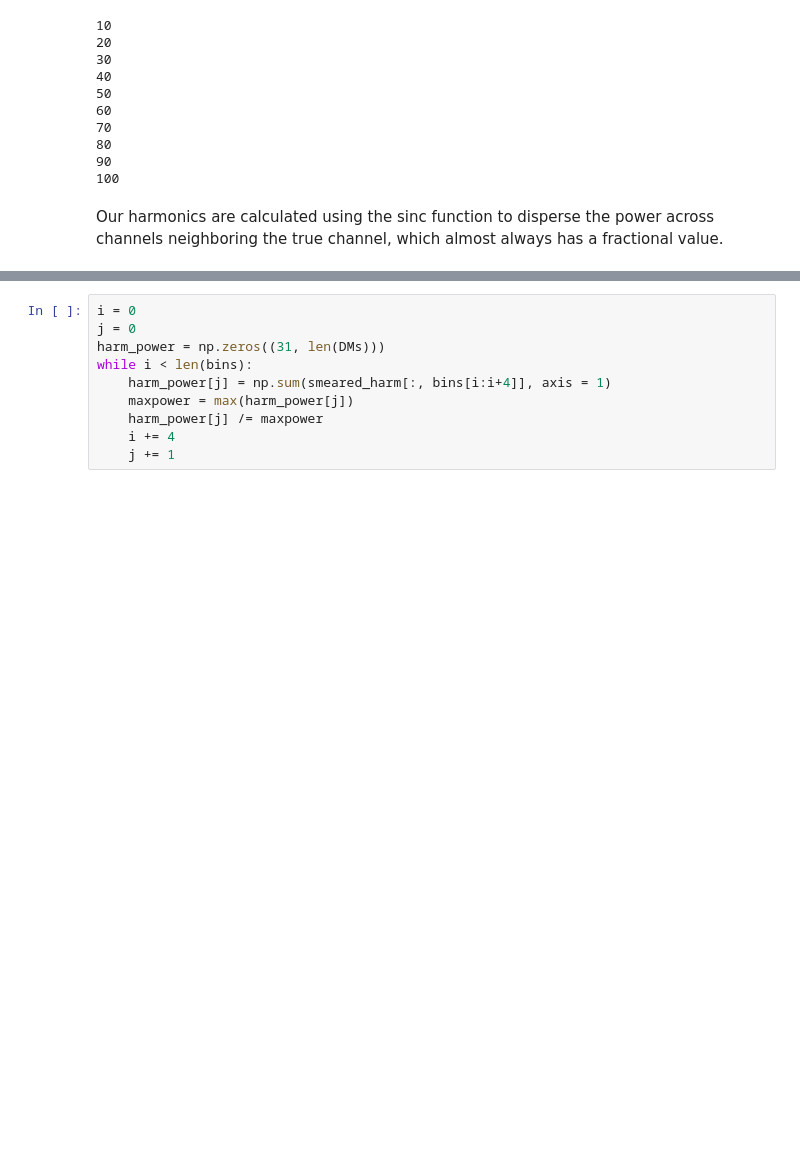
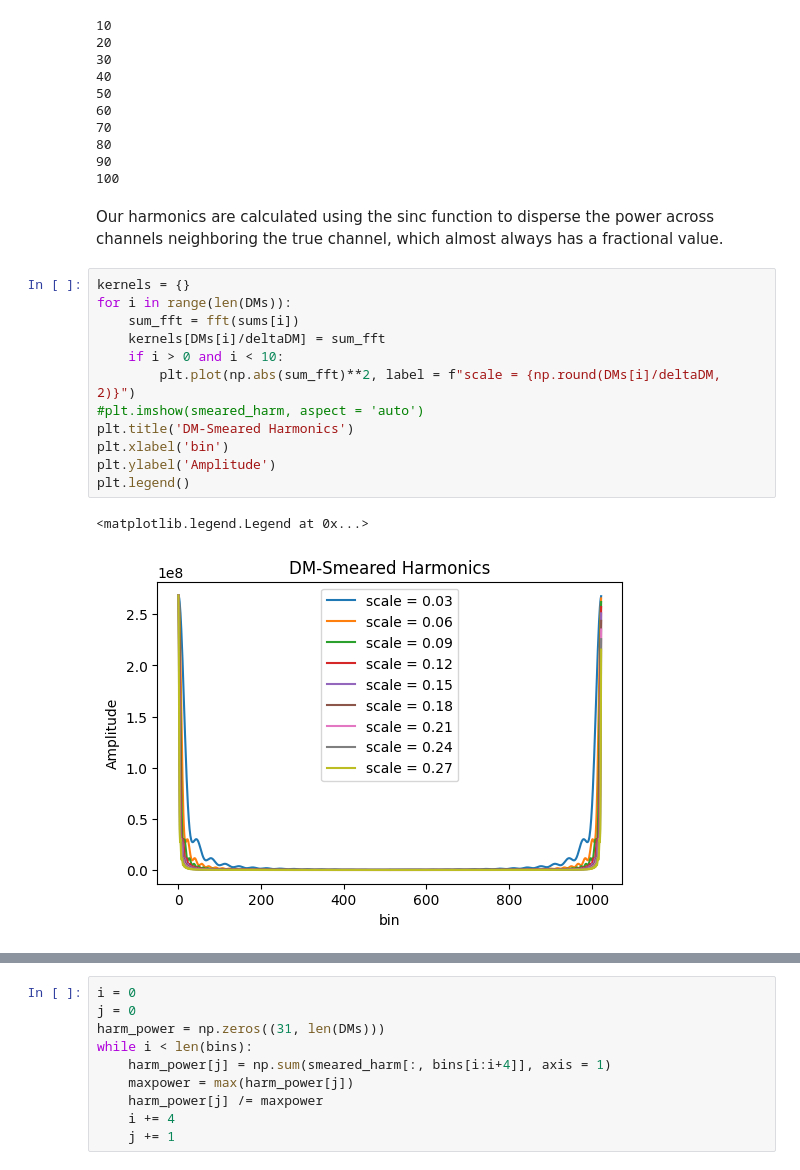
Before and after one commit to reyniersquillace/RadioTime, a Jupyter notebook: New Dispersion.ipynb, the cells around one changed output, grey strips where cells are left out. Saved outputs shown, nothing was run; the diff lists cells and outputs as text; blank space fills up the shorter version.

```diff
--- a/New Dispersion.ipynb
+++ b/New Dispersion.ipynb
@@ -67,6 +67,21 @@ for DM in DMs:
 100
 # %% [markdown]
 Our harmonics are calculated using the sinc function to disperse the power across channels neighboring the true channel, which almost always has a fractional value.
+# %%
+kernels = {}
+for i in range(len(DMs)):
+    sum_fft = fft(sums[i])
+    kernels[DMs[i]/deltaDM] = sum_fft
+    if i > 0 and i < 10:
+        plt.plot(np.abs(sum_fft)**2, label = f"scale = {np.round(DMs[i]/deltaDM, 2)}")
+#plt.imshow(smeared_harm, aspect = 'auto')
+plt.title('DM-Smeared Harmonics')
+plt.xlabel('bin')
+plt.ylabel('Amplitude')
+plt.legend()
+# %% [output]
+<matplotlib.legend.Legend at 0x...>
+[figure, added]
 # %%
 def sinc(x):
     return np.sin(x)/x
```
Also changed, not shown: parts of 17 cells of this notebook.
